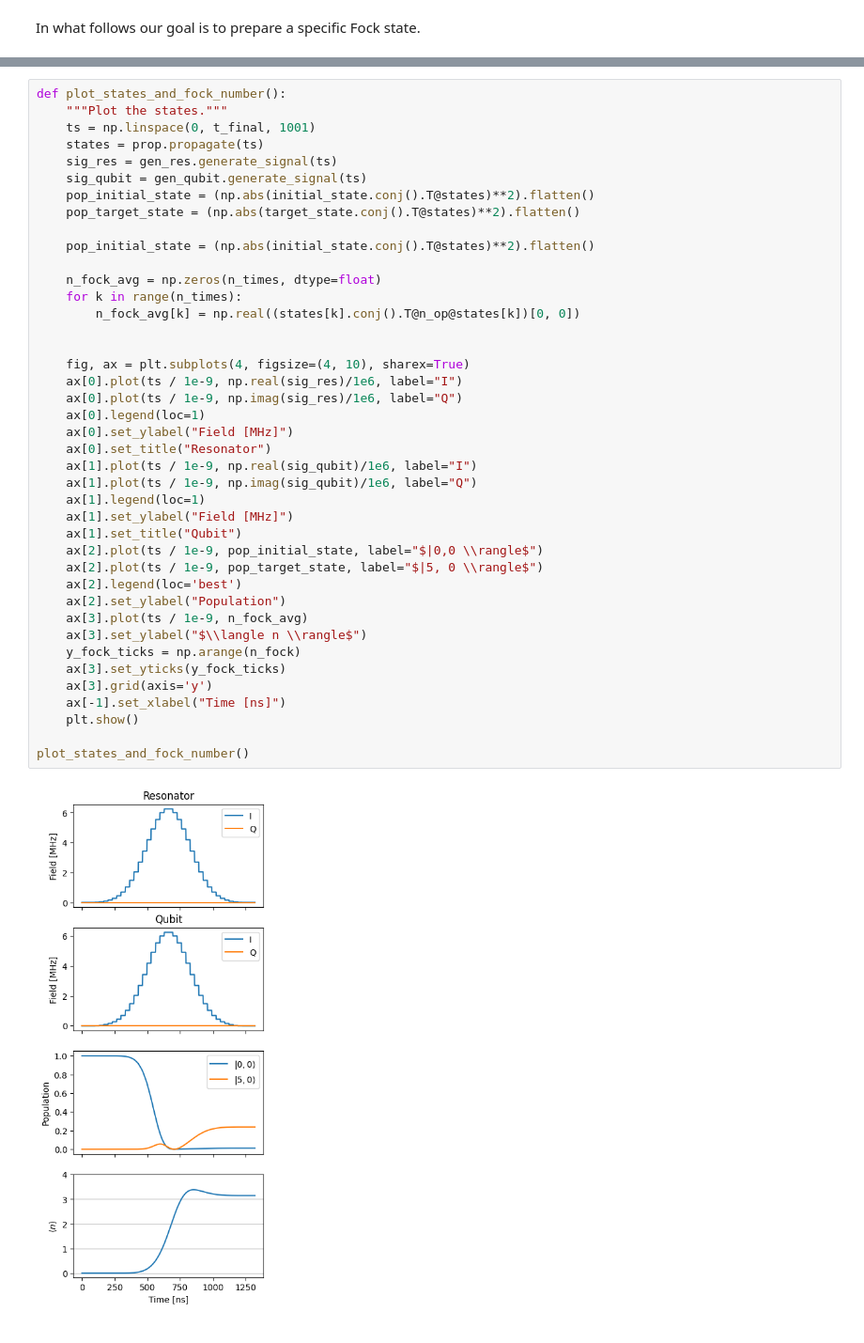
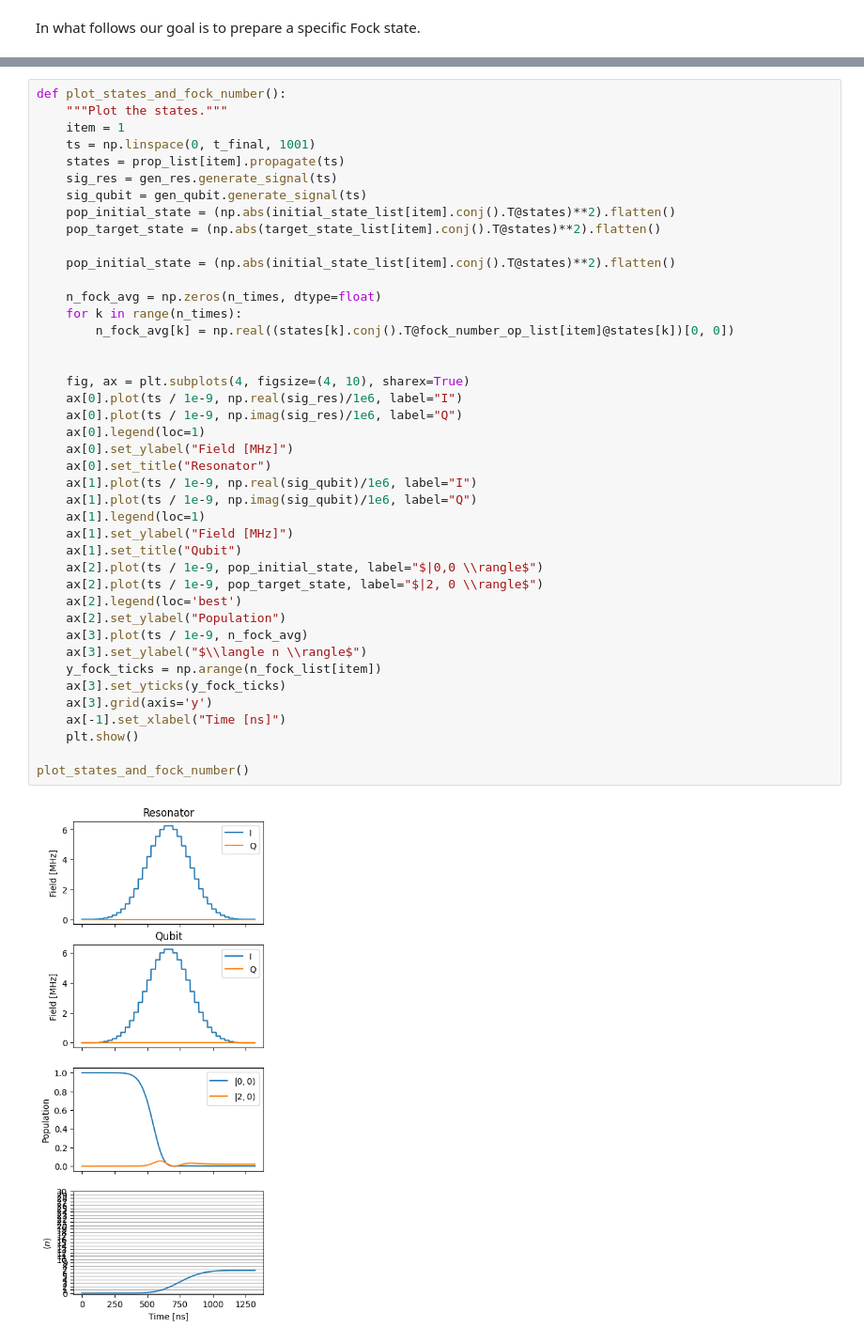
Before and after one commit to FZJ-PGI-12/paraqeet, a Jupyter notebook: examples/bosonic_grape_state_preparation.ipynb, the cells around one changed output, grey strips where cells are left out. Shown at 94% size. Cells and saved outputs as stored; diff of their text form.

```diff
--- a/examples/bosonic_grape_state_preparation.ipynb
+++ b/examples/bosonic_grape_state_preparation.ipynb
@@ -161,44 +189,45 @@ fid = StateTransferFidelityGRAPE(
 # %%
 def plot_states_and_fock_number():
     """Plot the states."""
+    item = 1
     ts = np.linspace(0, t_final, 1001)
-    states = prop.propagate(ts)
+    states = prop_list[item].propagate(ts)
     sig_res = gen_res.generate_signal(ts)
     sig_qubit = gen_qubit.generate_signal(ts)
-    pop_initial_state = (np.abs(initial_state.conj().T@states)**2).flatten()
-    pop_target_state = (np.abs(target_state.conj().T@states)**2).flatten()
+    pop_initial_state = (np.abs(initial_state_list[item].conj().T@states)**2).flatten()
+    pop_target_state = (np.abs(target_state_list[item].conj().T@states)**2).flatten()
 
-    pop_initial_state = (np.abs(initial_state.conj().T@states)**2).flatten()
+    pop_initial_state = (np.abs(initial_state_list[item].conj().T@states)**2).flatten()
 
     n_fock_avg = np.zeros(n_times, dtype=float)
     for k in range(n_times):
-        n_fock_avg[k] = np.real((states[k].conj().T@n_op@states[k])[0, 0])
+        n_fock_avg[k] = np.real((states[k].conj().T@fock_number_op_list[item]@states[k])[0, 0])
 
 
     fig, ax = plt.subplots(4, figsize=(4, 10), sharex=True)
     ax[0].plot(ts / 1e-9, np.real(sig_res)/1e6, label="I")
     ax[0].plot(ts / 1e-9, np.imag(sig_res)/1e6, label="Q")
     ax[0].legend(loc=1)
     ax[0].set_ylabel("Field [MHz]")
     ax[0].set_title("Resonator")
     ax[1].plot(ts / 1e-9, np.real(sig_qubit)/1e6, label="I")
     ax[1].plot(ts / 1e-9, np.imag(sig_qubit)/1e6, label="Q")
     ax[1].legend(loc=1)
     ax[1].set_ylabel("Field [MHz]")
     ax[1].set_title("Qubit")
     ax[2].plot(ts / 1e-9, pop_initial_state, label="$|0,0 \\rangle$")
-    ax[2].plot(ts / 1e-9, pop_target_state, label="$|5, 0 \\rangle$")
+    ax[2].plot(ts / 1e-9, pop_target_state, label="$|2, 0 \\rangle$")
     ax[2].legend(loc='best')
     ax[2].set_ylabel("Population")
     ax[3].plot(ts / 1e-9, n_fock_avg)
     ax[3].set_ylabel("$\\langle n \\rangle$")
-    y_fock_ticks = np.arange(n_fock)
+    y_fock_ticks = np.arange(n_fock_list[item])
     ax[3].set_yticks(y_fock_ticks)
     ax[3].grid(axis='y')
     ax[-1].set_xlabel("Time [ns]")
     plt.show()
 
 plot_states_and_fock_number()
 # %% [output]
-[figure, old version]
+[figure, new version]
 # %%
```
Also changed, not shown: parts of 10 cells of this notebook, 1 other file.
